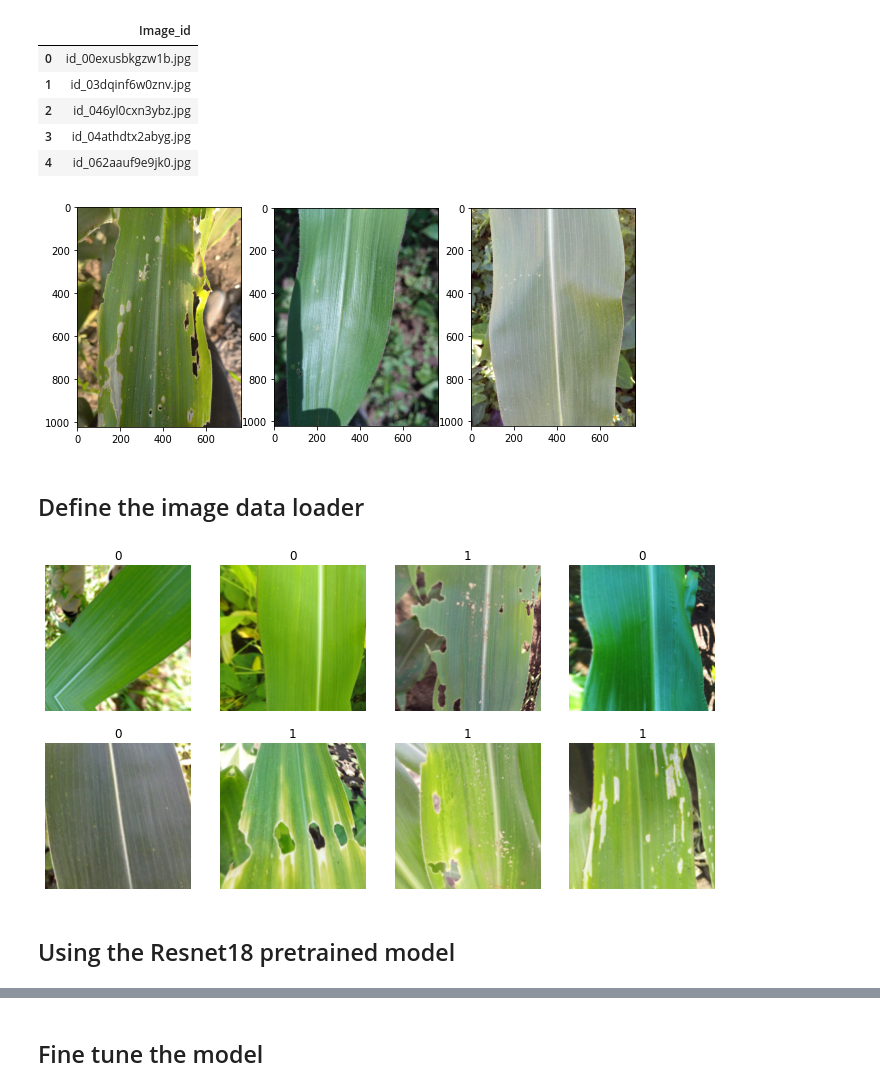
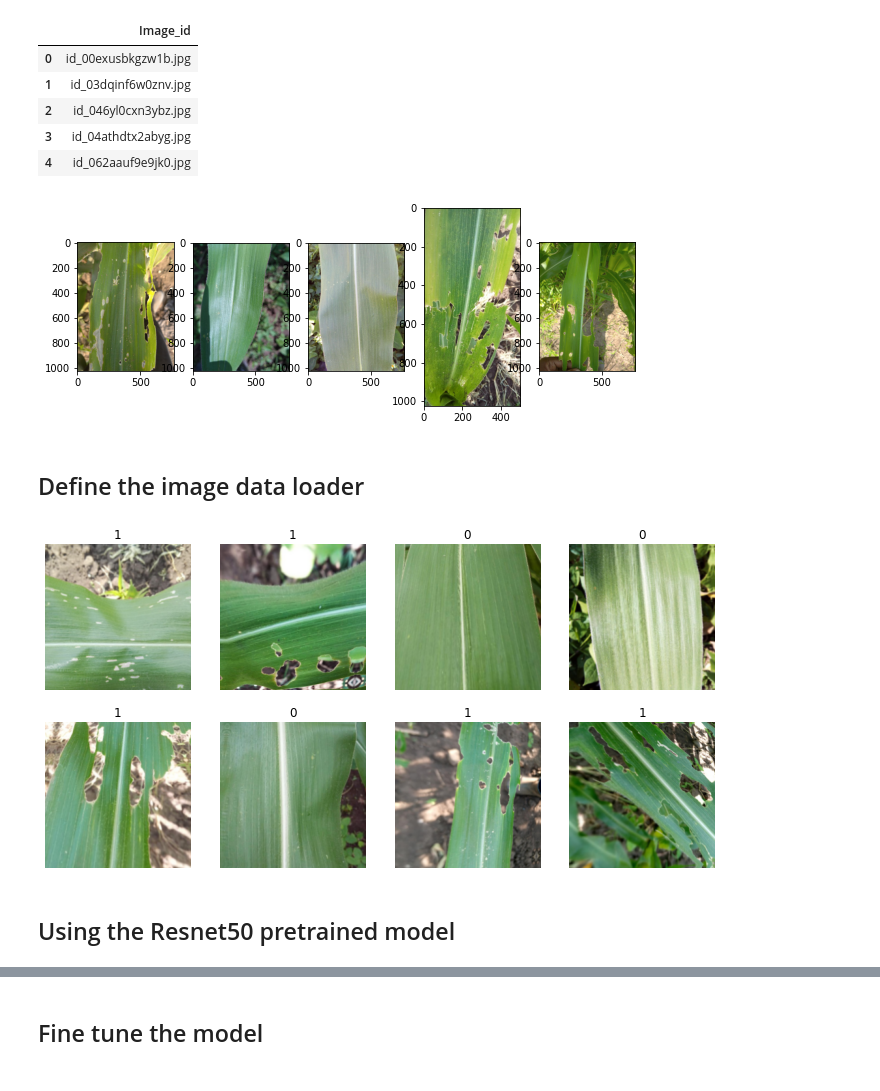
Before and after one commit to HellenNamulinda/zindi-competitions, a Jupyter notebook: makerere_fall_armyworm_crop_challenge.ipynb, the cells around one changed output, grey strips where cells are left out. Saved outputs shown, nothing was run; the diff lists cells and outputs as text; code cells hidden in the pictures.

```diff
--- a/makerere_fall_armyworm_crop_challenge.ipynb
+++ b/makerere_fall_armyworm_crop_challenge.ipynb
@@ -91,18 +91,18 @@ os.mkdir('Images')
 !unzip -q Images.zip -d 'Images'
 # %%
 # Generating labels for train and sets
-train_x= train['Image_ID'].map(lambda s: 'Images/{}'.format(s)).values
+train_x= train['Image_id'].map(lambda s: 'Images/{}'.format(s)).values
 train_y = train['Label']
 
-test_x = test['Image_ID'].map(lambda s: 'Images/{}'.format(s)).values
+test_x = test['Image_id'].map(lambda s: 'Images/{}'.format(s)).values
 # %%
 fig, axs = plt.subplots(1,5,figsize=(10,10))
 for i, ax in enumerate(axs.flatten()):
-    img = plt.imread('Images/{}'.format(train_x[i]))
+    img = plt.imread(train_x[i])
     ax.imshow(img)
 plt.show()
 # %% [output]
-[figure, old version]
+[figure, new version]
 # %% [markdown]
 ## Define the image data loader
 # %%
@@ -119,8 +119,8 @@ dls = ImageDataLoaders.from_lists('.', train_x, train_y,  batch_tfms=batch_tfms,
                                    item_tfms=item_tfms, bs = bs)
 dls.show_batch()
 # %% [output]
-[figure, old version]
+[figure, new version]
 # %% [markdown]
-## Using the Resnet18 pretrained model
+## Using the Resnet50 pretrained model
 # %%
 roc = RocAucBinary()
```
Also changed, not shown: parts of 7 cells of this notebook.
